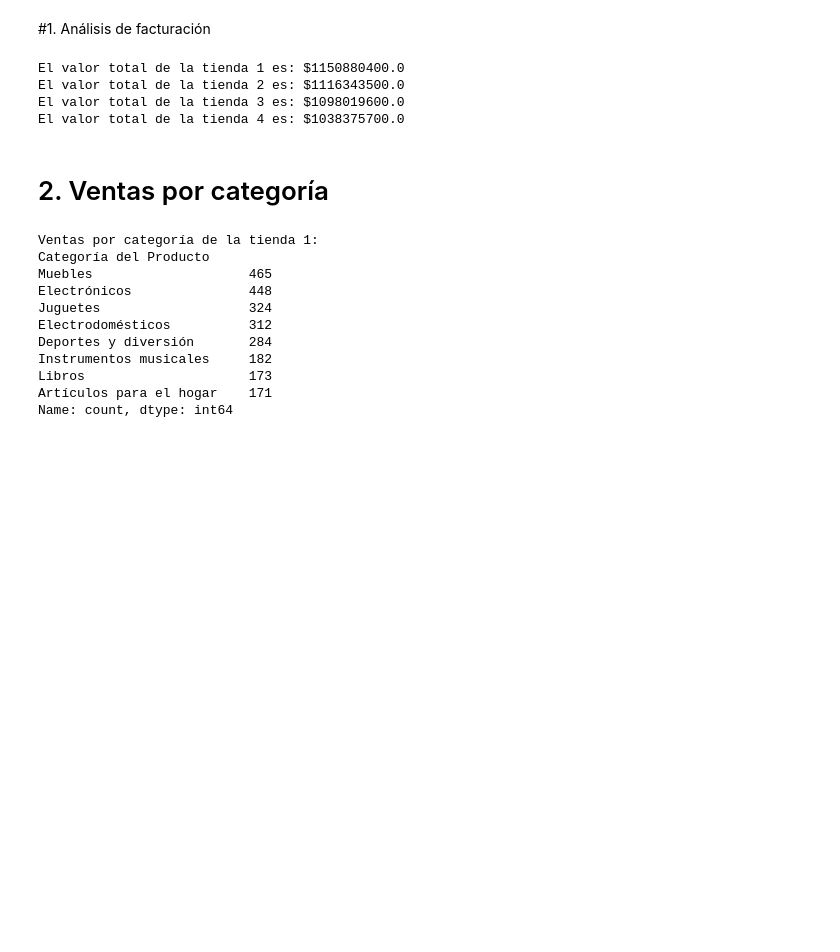
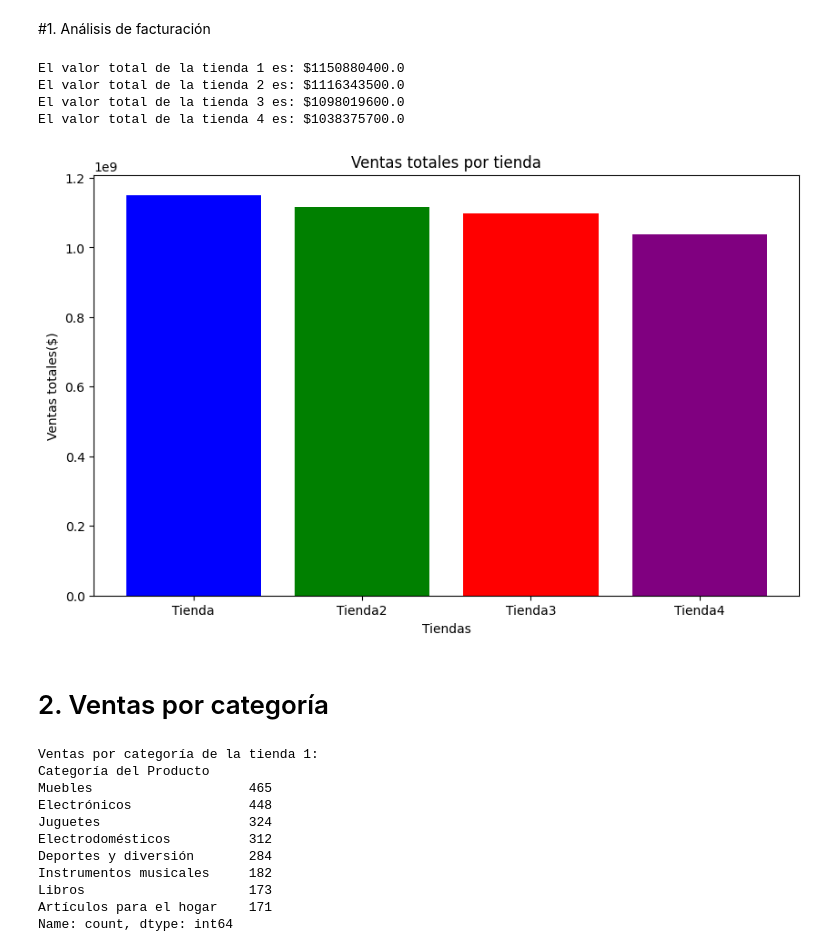
Before and after one commit to rociocelestial/Challenge1-Data-Science, a Jupyter notebook: AluraStoreLatam_(1).ipynb, the cells around one changed output. Cells and saved outputs as stored; diff of their text form; code cells hidden in the pictures; blank space fills up the shorter version.

```diff
--- a/AluraStoreLatam_(1).ipynb
+++ b/AluraStoreLatam_(1).ipynb
@@ -40,6 +40,20 @@ El valor total de la tienda 1 es: $1150880400.0
 El valor total de la tienda 2 es: $1116343500.0
 El valor total de la tienda 3 es: $1098019600.0
 El valor total de la tienda 4 es: $1038375700.0
+# %%
+import matplotlib.pyplot as plt
+
+tiendas =['Tienda', 'Tienda2','Tienda3','Tienda4']
+volores_totales = [suma_total_precio,suma_total_precio2,suma_total_precio3,suma_total_precio4]
+
+plt.figure(figsize=(10, 6))
+plt.bar(tiendas, volores_totales, color=['blue','green','red','purple'])
+plt.title('Ventas totales por tienda')
+plt.xlabel('Tiendas')
+plt.ylabel('Ventas totales($)')
+plt.show()
+# %% [output]
+[figure, added]
 # %% [markdown]
 # 2. Ventas por categoría
 # %%
```
Also changed, not shown: parts of 19 cells of this notebook.
